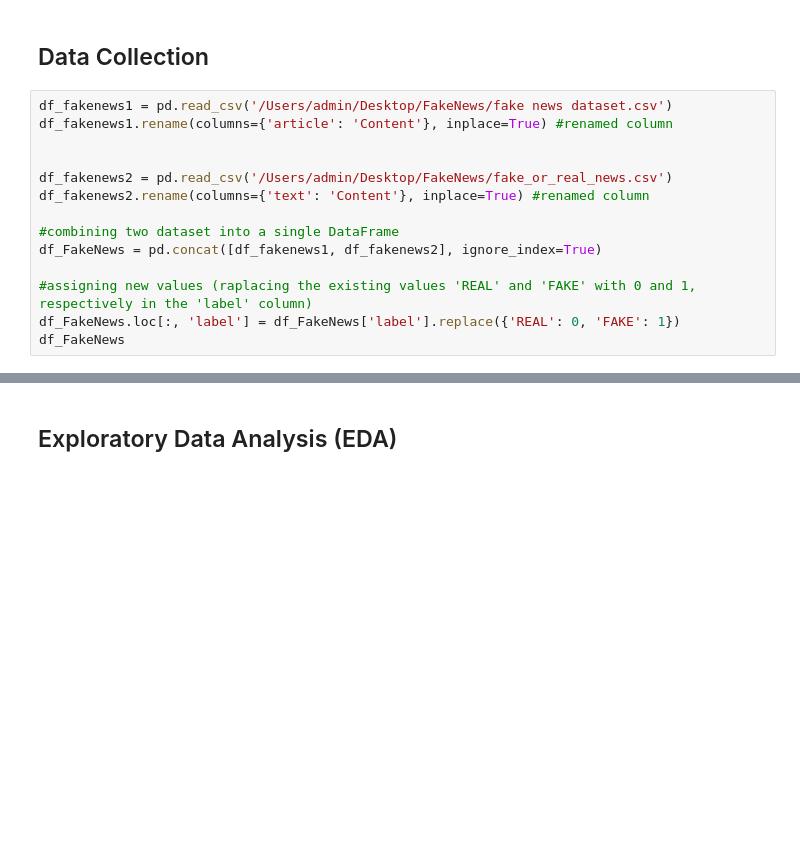
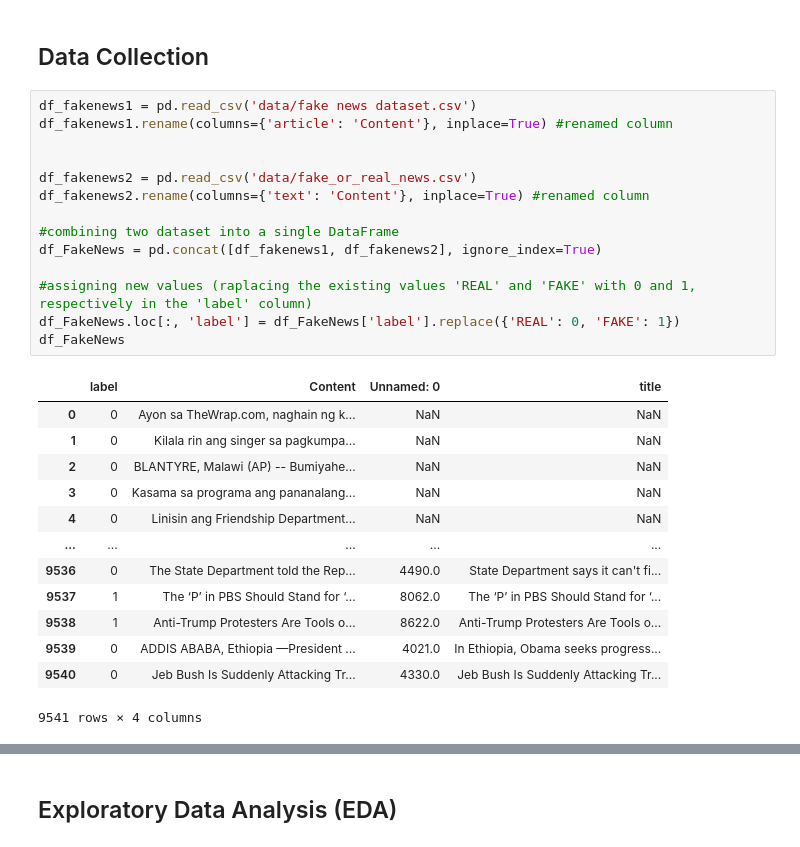
Before and after one commit to francheska-vicente/data102-fake-news, a Jupyter notebook: main.ipynb, the cells around one changed output, grey strips where cells are left out. Drawn from its saved outputs; the diff is of its cells as text; blank space fills up the shorter version.

```diff
--- a/main.ipynb
+++ b/main.ipynb
@@ -32,18 +49,32 @@ nltk.download('vader_lexicon')
 # %% [markdown]
 ## Data Collection
 # %%
-df_fakenews1 = pd.read_csv('/Users/admin/Desktop/FakeNews/fake news dataset.csv')
+df_fakenews1 = pd.read_csv('data/fake news dataset.csv')
 df_fakenews1.rename(columns={'article': 'Content'}, inplace=True) #renamed column
 
 
-df_fakenews2 = pd.read_csv('/Users/admin/Desktop/FakeNews/fake_or_real_news.csv')
+df_fakenews2 = pd.read_csv('data/fake_or_real_news.csv')
 df_fakenews2.rename(columns={'text': 'Content'}, inplace=True) #renamed column
 
 #combining two dataset into a single DataFrame
 df_FakeNews = pd.concat([df_fakenews1, df_fakenews2], ignore_index=True)
 
 #assigning new values (raplacing the existing values 'REAL' and 'FAKE' with 0 and 1, respectively in the 'label' column)
 df_FakeNews.loc[:, 'label'] = df_FakeNews['label'].replace({'REAL': 0, 'FAKE': 1})
 df_FakeNews
+# %% [output]
+|  | label | Content | Unnamed: 0 | title |
+| 0 | 0 | Ayon sa TheWrap.com, naghain ng k... | NaN | NaN |
+| 1 | 0 | Kilala rin ang singer sa pagkumpa... | NaN | NaN |
+| 2 | 0 | BLANTYRE, Malawi (AP) -- Bumiyahe... | NaN | NaN |
+| 3 | 0 | Kasama sa programa ang pananalang... | NaN | NaN |
+| 4 | 0 | Linisin ang Friendship Department... | NaN | NaN |
+| ... | ... | ... | ... | ... |
+| 9536 | 0 | The State Department told the Rep... | 4490.0 | State Department says it can't fi... |
+| 9537 | 1 | The ‘P’ in PBS Should Stand for ‘... | 8062.0 | The ‘P’ in PBS Should Stand for ‘... |
+| 9538 | 1 | Anti-Trump Protesters Are Tools o... | 8622.0 | Anti-Trump Protesters Are Tools o... |
+| 9539 | 0 | ADDIS ABABA, Ethiopia —President ... | 4021.0 | In Ethiopia, Obama seeks progress... |
+| 9540 | 0 | Jeb Bush Is Suddenly Attacking Tr... | 4330.0 | Jeb Bush Is Suddenly Attacking Tr... |
+9541 rows × 4 columns
 # %%
 #Loading news sites datasets and storing into DataFrames
```
Also changed, not shown: parts of 16 cells of this notebook, 1 other file.
